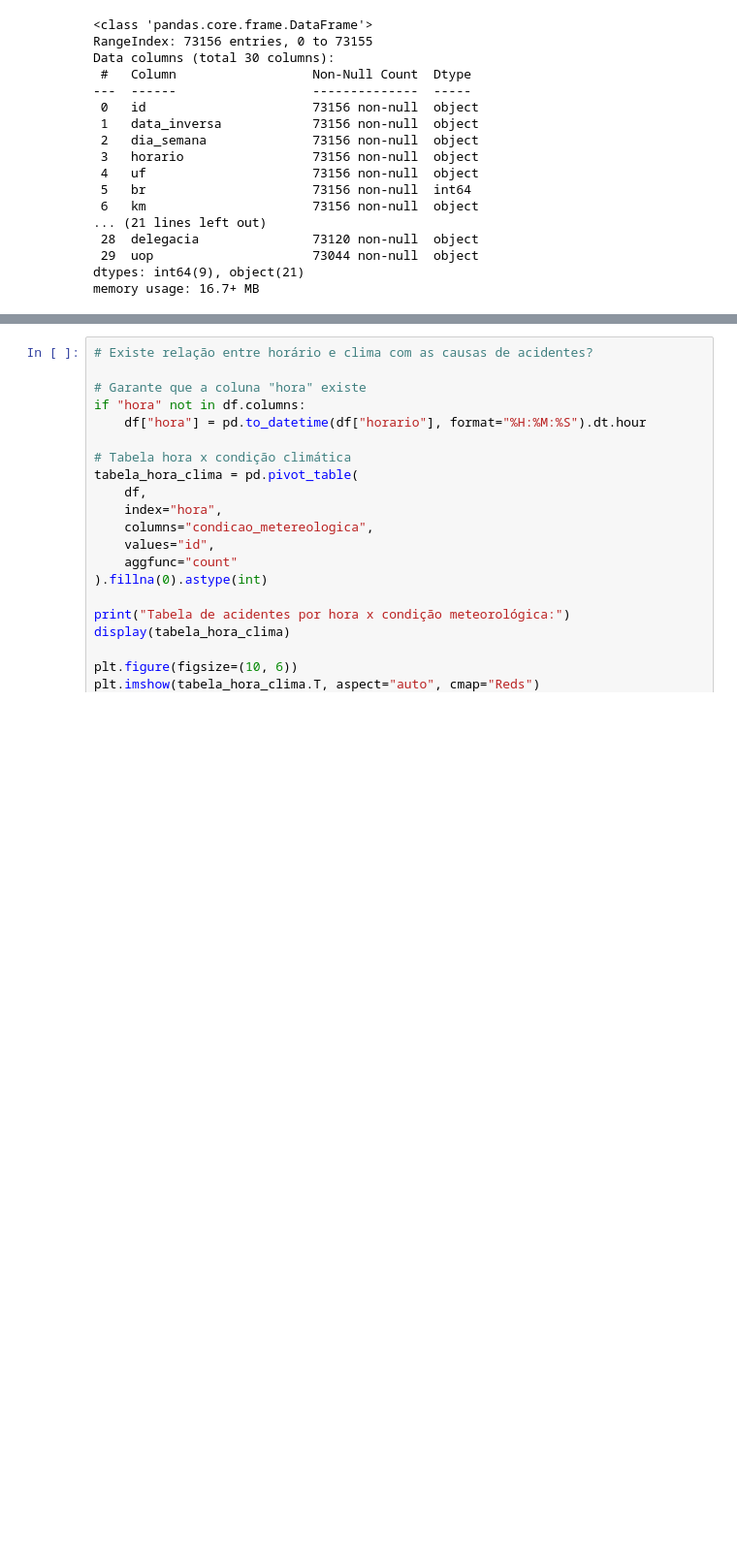
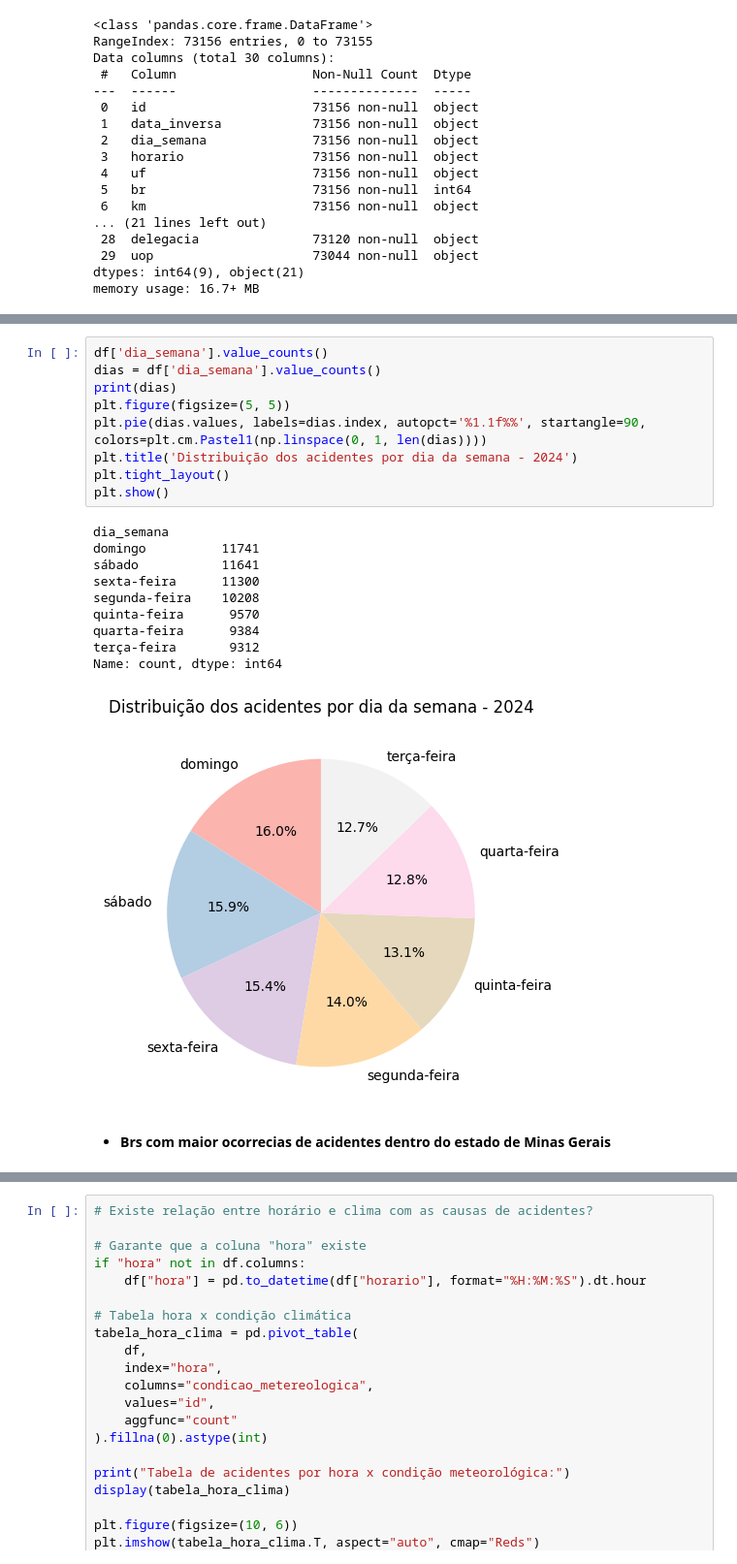
Before and after one commit to GiovaniFZ/Projeto_C318, a Jupyter notebook: Código_C318.ipynb, the cells around one changed output, grey strips where cells are left out. Shown at 97% size. Drawn from its saved outputs; the diff is of its cells as text; blank space fills up the shorter version.

```diff
--- a/Código_C318.ipynb
+++ b/Código_C318.ipynb
@@ -102,3 +96,25 @@ Name: count, dtype: int64
+# %%
+df['dia_semana'].value_counts()
+dias = df['dia_semana'].value_counts()
+print(dias)
+plt.figure(figsize=(5, 5))
+plt.pie(dias.values, labels=dias.index, autopct='%1.1f%%', startangle=90, colors=plt.cm.Pastel1(np.linspace(0, 1, len(dias))))
+plt.title('Distribuição dos acidentes por dia da semana - 2024')
+plt.tight_layout()
+plt.show()
+# %% [output]
+dia_semana
+domingo          11741
+sábado           11641
+sexta-feira      11300
+segunda-feira    10208
+quinta-feira      9570
+quarta-feira      9384
+terça-feira       9312
+Name: count, dtype: int64
+[figure, added]
+# %% [markdown]
+- **Brs com maior ocorrecias de acidentes dentro do estado de Minas Gerais**
 # %%
 # BRs mais críticas dentro do estado com mais acidentes
 acidentes_por_uf = df["uf"].value_counts()
```
Also changed, not shown: parts of 20 cells of this notebook.
